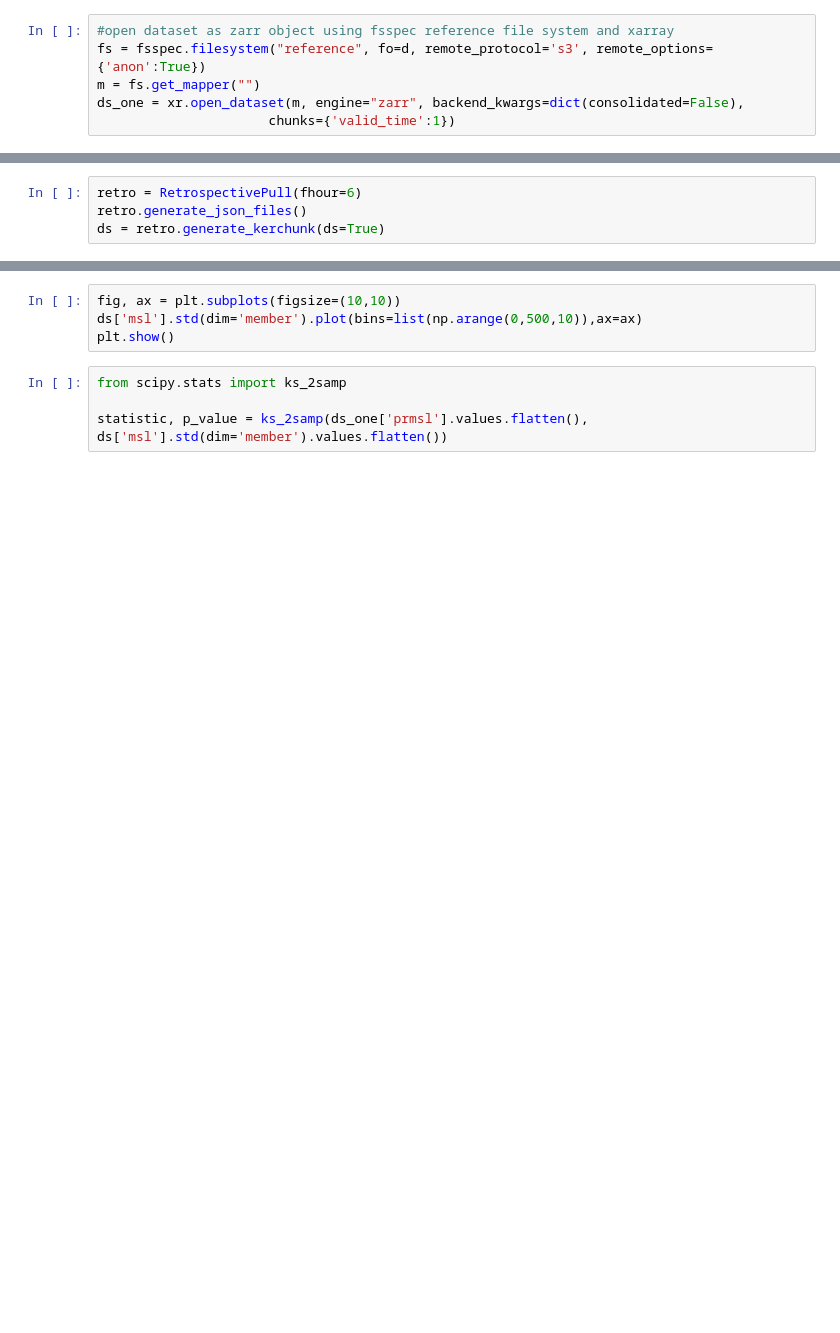
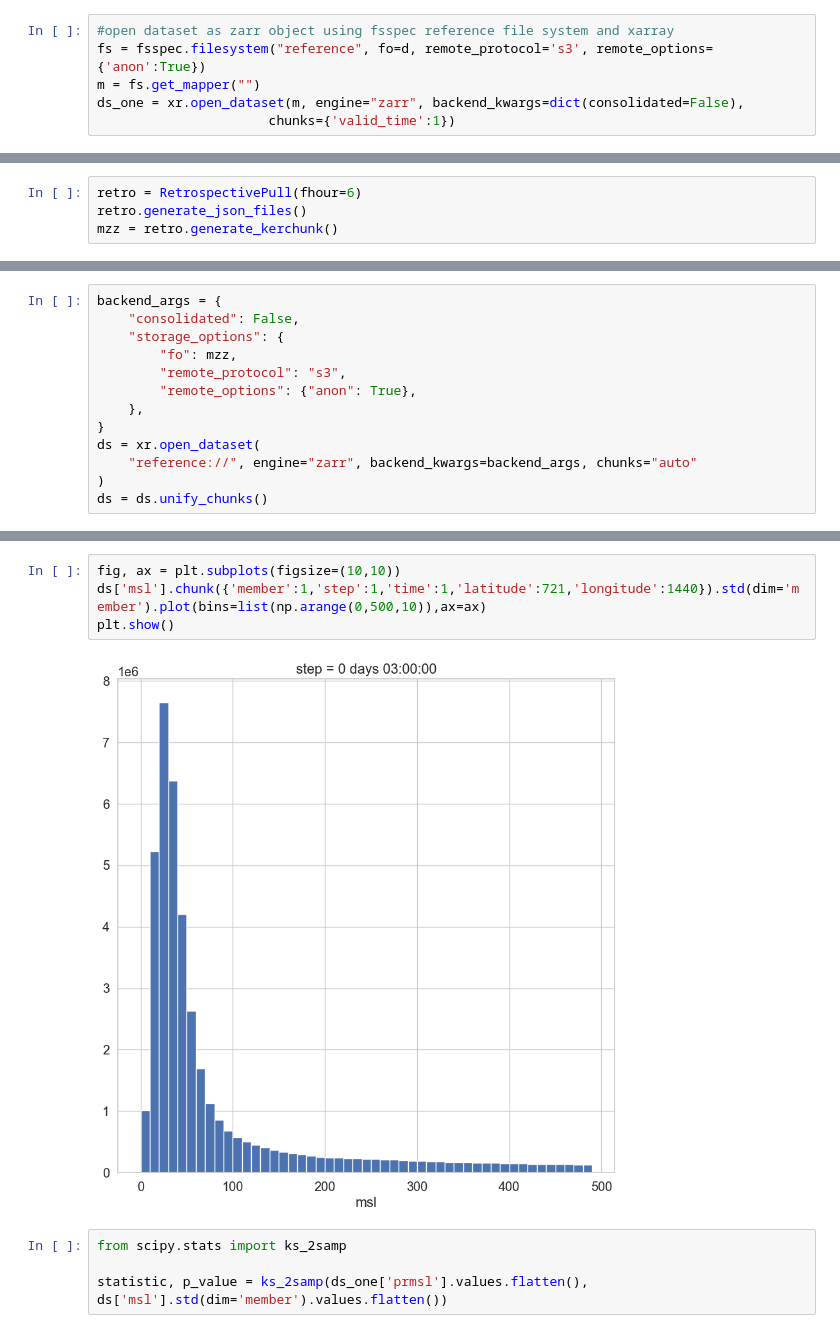
Before and after one commit to aaTman/gefsv12_retro_kerchunk, a Jupyter notebook: gefsv12_retro_kerchunk/gefs_live_kerchunk.ipynb, the cells around one changed output, grey strips where cells are left out. Saved outputs shown, nothing was run; the diff lists cells and outputs as text; blank space fills up the shorter version.

```diff
--- a/gefsv12_retro_kerchunk/gefs_live_kerchunk.ipynb
+++ b/gefsv12_retro_kerchunk/gefs_live_kerchunk.ipynb
@@ -77,4 +204,4 @@ plt.show()
 # %%
 retro = RetrospectivePull(fhour=6)
 retro.generate_json_files()
-ds = retro.generate_kerchunk(ds=True)
+mzz = retro.generate_kerchunk()
@@ -84,0 +232,13 @@ ds
+# %%
+backend_args = {
+    "consolidated": False,
+    "storage_options": {
+        "fo": mzz,
+        "remote_protocol": "s3",
+        "remote_options": {"anon": True},
+    },
+}
+ds = xr.open_dataset(
+    "reference://", engine="zarr", backend_kwargs=backend_args, chunks="auto"
+)
+ds = ds.unify_chunks()
@@ -85,7 +266,9 @@ ds
 # %%
 fig, ax = plt.subplots(figsize=(10,10))
-ds['msl'].std(dim='member').plot(bins=list(np.arange(0,500,10)),ax=ax)
+ds['msl'].chunk({'member':1,'step':1,'time':1,'latitude':721,'longitude':1440}).std(dim='member').plot(bins=list(np.arange(0,500,10)),ax=ax)
 plt.show()
+# %% [output]
+[figure, added]
 # %%
 from scipy.stats import ks_2samp
 
```
Also changed, not shown: parts of 15 cells of this notebook, 2 other files.
